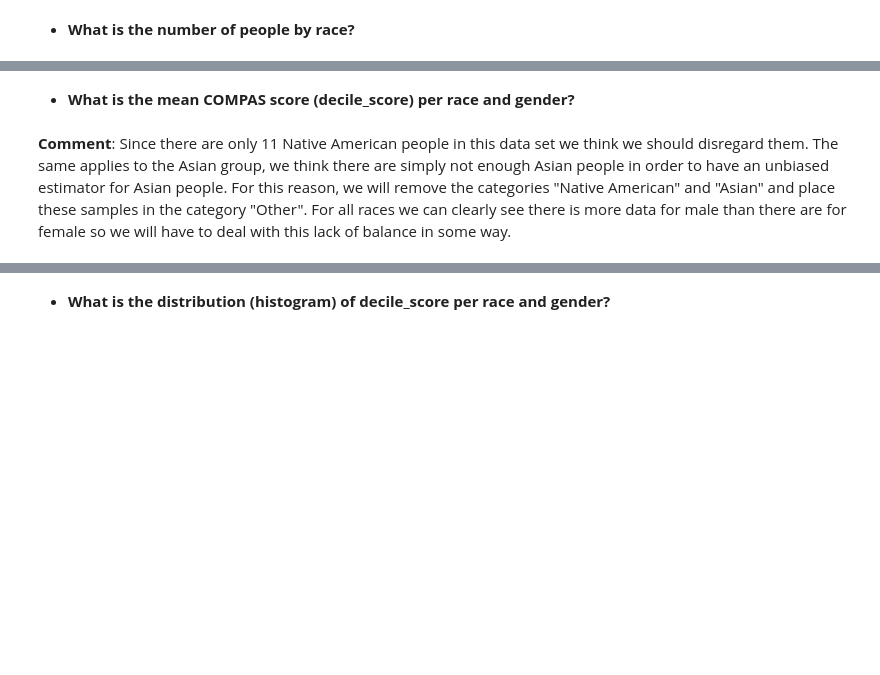
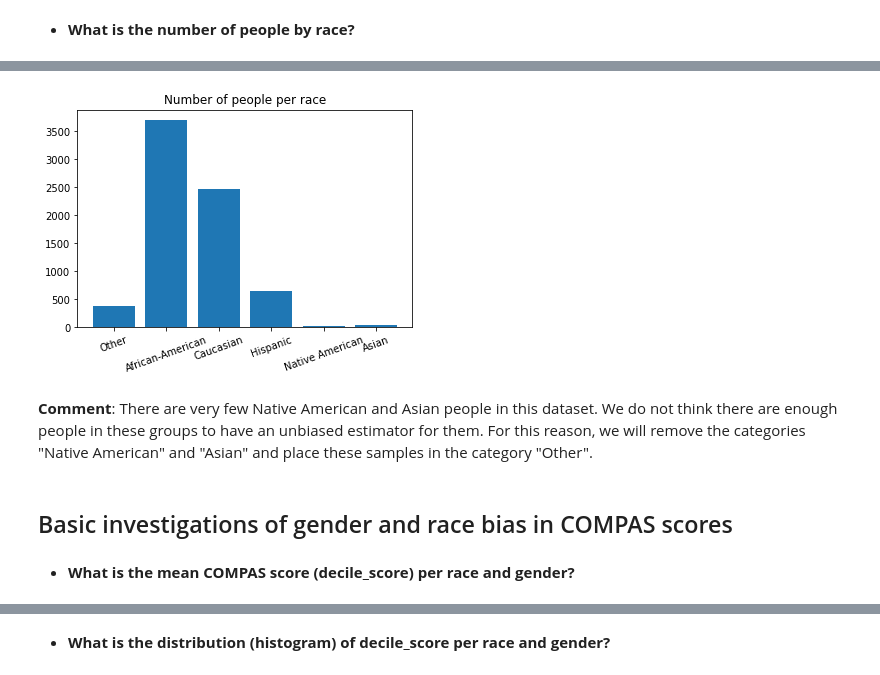
Before and after one commit to GuilhermeGPGil/ProPublica-COMPAS-Dataset-Analysis, a Jupyter notebook: Proj.ipynb, the cells around one changed output, grey strips where cells are left out. Drawn from its saved outputs; the diff is of its cells as text; code cells hidden in the pictures; blank space fills up the shorter version.

```diff
--- a/Proj.ipynb
+++ b/Proj.ipynb
@@ -150,0 +178,11 @@ df.groupby("score_text").size()
+# %%
+race_names = list(df["race"].unique().tolist())
+race_size = list(df.groupby("race", sort=False).size())
+plt.bar(race_names, race_size)
+plt.xticks(rotation=20)
+plt.title("Number of people per race")
+plt.show()
+# %% [output]
+[figure, added]
+# %% [markdown]
+**Comment**: There are very few Native American and Asian people in this dataset. We do not think there are enough people in these groups to have an unbiased estimator for them. For this reason, we will remove the categories "Native American" and "Asian" and place these samples in the category "Other".
@@ -151,2 +192,4 @@ df.groupby("score_text").size()
+# %% [markdown]
+## Basic investigations of gender and race bias in COMPAS scores
 # %% [markdown]
 - **What is the mean COMPAS score (decile_score) per race and gender?**
@@ -155,2 +195,0 @@ print(df.groupby(["race","sex"]).mean()["decile_score"])
-# %% [markdown]
-**Comment**: Since there are only 11 Native American people in this data set we think we should disregard them. The same applies to the Asian group, we think there are simply not enough Asian people in order to have an unbiased estimator for Asian people. For this reason, we will remove the categories "Native American" and "Asian" and place these samples in the category "Other". For all races we can clearly see there is more data for male than there are for female so we will have to deal with this lack of balance in some way.
```
Also changed, not shown: parts of 54 cells of this notebook.
